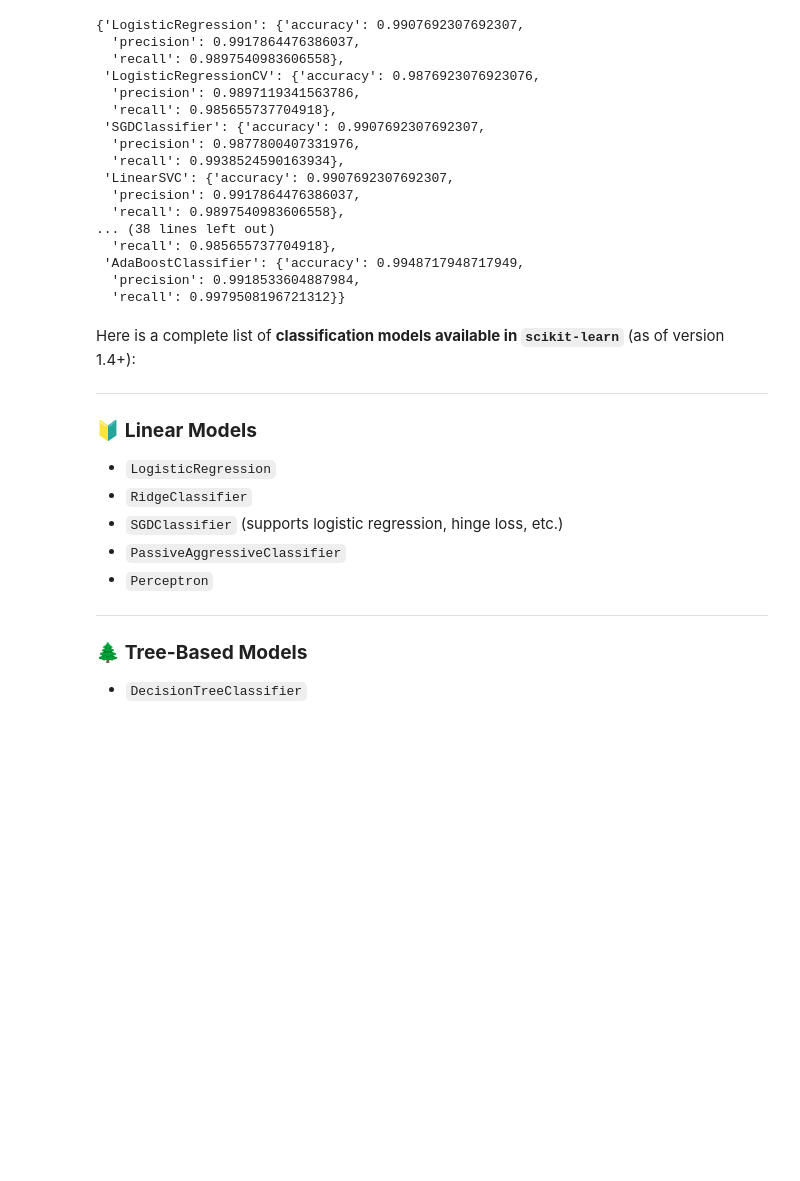
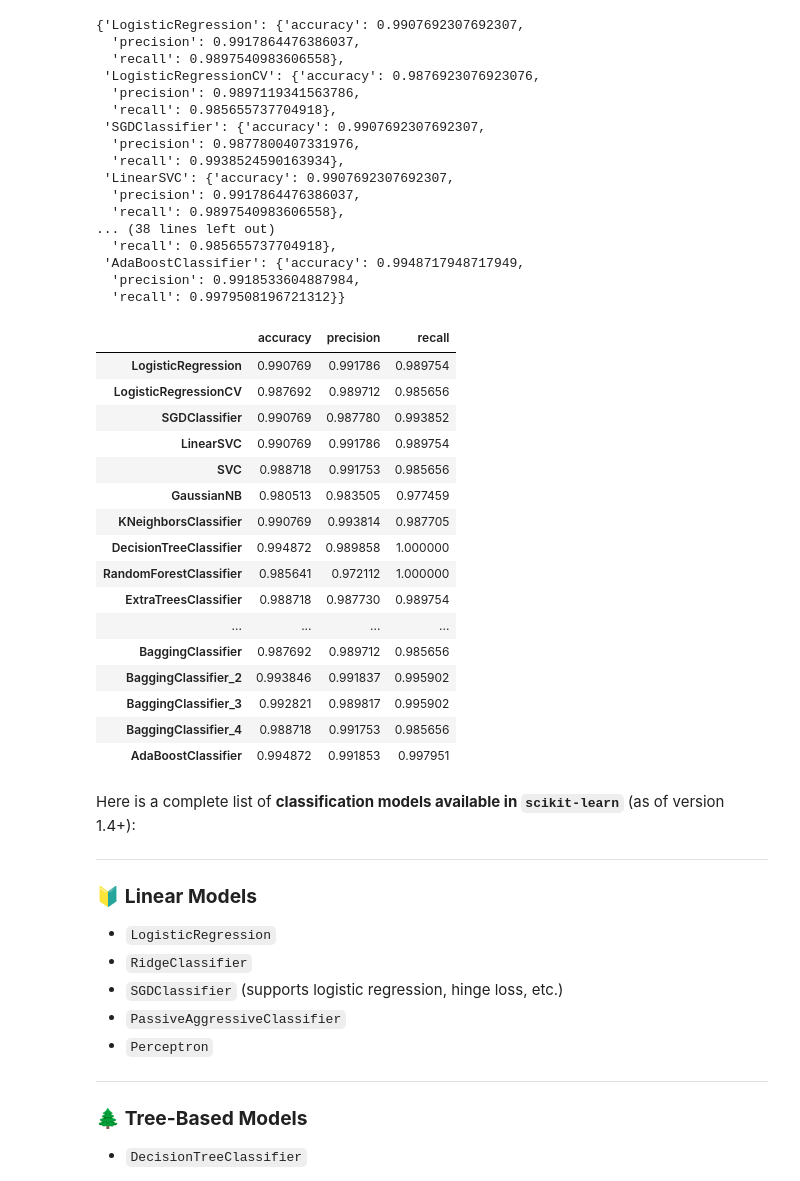
Before and after one commit to rizz045/Predicting-Personality-Traits-Using-Social-Behavior-Patterns, a Jupyter notebook: Personality_Prediction_Using_ML.ipynb, the cells around one changed output. Drawn from its saved outputs; the diff is of its cells as text; code cells hidden in the pictures; blank space fills up the shorter version.

```diff
--- a/Personality_Prediction_Using_ML.ipynb
+++ b/Personality_Prediction_Using_ML.ipynb
@@ -787,6 +787,27 @@ model_results
  'AdaBoostClassifier': {'accuracy': 0.9948717948717949,
   'precision': 0.9918533604887984,
   'recall': 0.9979508196721312}}
+# %%
+metric_df = pd.DataFrame(model_results).T
+metric_df
+# %% [output]
+|  | accuracy | precision | recall |
+| LogisticRegression | 0.990769 | 0.991786 | 0.989754 |
+| LogisticRegressionCV | 0.987692 | 0.989712 | 0.985656 |
+| SGDClassifier | 0.990769 | 0.987780 | 0.993852 |
+| LinearSVC | 0.990769 | 0.991786 | 0.989754 |
+| SVC | 0.988718 | 0.991753 | 0.985656 |
+| GaussianNB | 0.980513 | 0.983505 | 0.977459 |
+| KNeighborsClassifier | 0.990769 | 0.993814 | 0.987705 |
+| DecisionTreeClassifier | 0.994872 | 0.989858 | 1.000000 |
+| RandomForestClassifier | 0.985641 | 0.972112 | 1.000000 |
+| ExtraTreesClassifier | 0.988718 | 0.987730 | 0.989754 |
+| ... | ... | ... | ... |
+| BaggingClassifier | 0.987692 | 0.989712 | 0.985656 |
+| BaggingClassifier_2 | 0.993846 | 0.991837 | 0.995902 |
+| BaggingClassifier_3 | 0.992821 | 0.989817 | 0.995902 |
+| BaggingClassifier_4 | 0.988718 | 0.991753 | 0.985656 |
+| AdaBoostClassifier | 0.994872 | 0.991853 | 0.997951 |
 # %% [markdown]
 Here is a complete list of **classification models available in `scikit-learn`** (as of version 1.4+):
 
```
